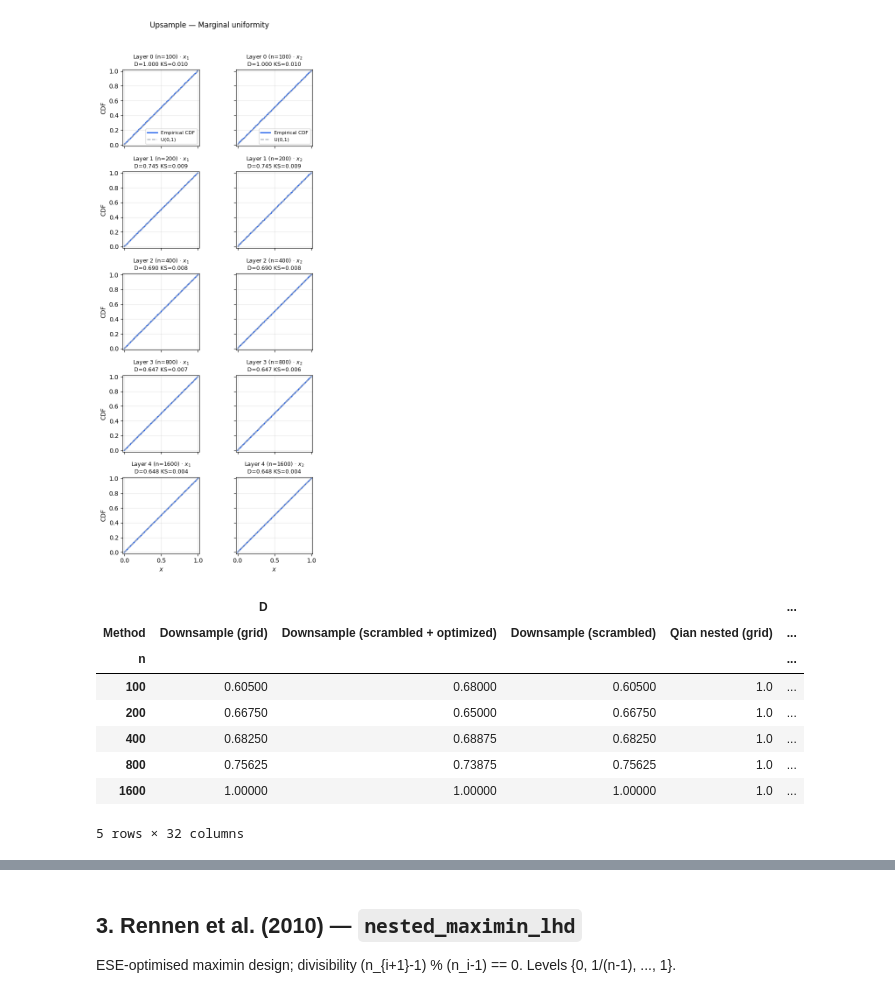
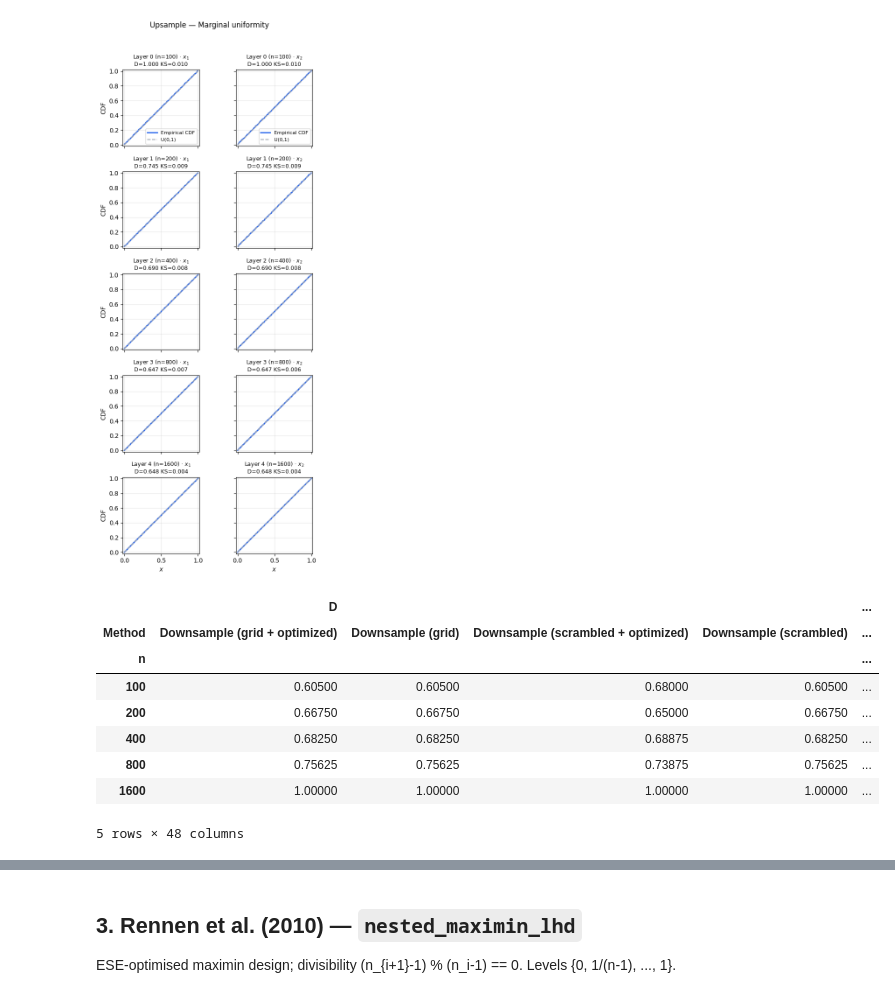
Before and after one commit to kstoreyf/gethypercube, a Jupyter notebook: examples/example_nested.ipynb, the cells around one changed output, grey strips where cells are left out. Drawn from its saved outputs; the diff is of its cells as text; code cells hidden in the pictures.

```diff
--- a/examples/example_nested.ipynb
+++ b/examples/example_nested.ipynb
@@ -321,6 +366,9 @@ k = 2
 # %%
 layers_qian_grid = nested_lhd(k=k, m_layers=m_big, seed=17, scramble=False)
 print_layer_stats(layers_qian_grid, "Qian nested (grid)")
+
+layers_qian_grid_opt = nested_lhd(k=k, m_layers=m_big, seed=17, scramble=False, optimization="cd", n_iter=1000)
+print_layer_stats(layers_qian_grid_opt, "Qian nested (grid + optimized)")
 # %% [output]
 Qian nested (grid)layers: [(100, 2), (200, 2), (400, 2), (800, 2), (1600, 2)]
   Layer 0 (n=100): D=1.0000  KS dim0=0.0097  dim1=0.0097  min_pval=1.0000
@@ -333,6 +387,9 @@ Qian nested (grid)layers: [(100, 2), (200, 2), (400, 2), (800, 2), (1600, 2)]
 layers_qian = nested_lhd(k=k, m_layers=m_big, seed=17, scramble=True)
 print_layer_stats(layers_qian, "Qian nested (scrambled)")
 plot_marginal_uniformity(layers_qian, k, title_prefix="Qian [100,...,1600] — ")
+
+layers_qian_opt = nested_lhd(k=k, m_layers=m_big, seed=17, scramble=True, optimization="cd", n_iter=1000)
+print_layer_stats(layers_qian_opt, "Qian nested (scrambled + optimized)")
 # %% [output]
 Qian nested (scrambled)layers: [(100, 2), (200, 2), (400, 2), (800, 2), (1600, 2)]
   Layer 0 (n=100): D=1.0000  KS dim0=0.0100  dim1=0.0100  min_pval=1.0000
@@ -356,12 +419,14 @@ rng = np.random.default_rng(17)
 n_max = 1600
 big_lhd = nested_lhd(k=k, m_layers=[n_max], seed=17, scramble=True)[0]
 big_lhd_grid = nested_lhd(k=k, m_layers=[n_max], seed=17, scramble=False)[0]
-big_lhd_opt = stats.qmc.LatinHypercube(d=k, scramble=True, optimization="random-cd", seed=17).random(n=n_max)
+big_lhd_grid_opt = nested_lhd(k=k, m_layers=[n_max], seed=17, scramble=False, optimization="cd", n_iter=1000)[0]
+big_lhd_opt = qmc.LatinHypercube(d=k, scramble=True, optimization="random-cd", seed=17).random(n=n_max)
 idxs = {}
 for n in m_big:
     idxs[n] = rng.choice(n_max, size=n, replace=False)
 layers_downsample = [big_lhd[idxs[n]] for n in m_big]
 layers_downsample_grid = [big_lhd_grid[idxs[n]] for n in m_big]
+layers_downsample_grid_opt = [big_lhd_grid_opt[idxs[n]] for n in m_big]
 layers_downsample_opt = [big_lhd_opt[idxs[n]] for n in m_big]
 print_layer_stats(layers_downsample, "Downsample ")
 plot_marginal_uniformity(layers_downsample, k, title_prefix="Downsample — ")
@@ -384,7 +449,8 @@ n_small = 100
 # Build 16 independent LHDs of size 100 (scrambled, grid, and scrambled+optimized)
 lhd_100_list = [nested_lhd(k=k, m_layers=[n_small], seed=17 + i, scramble=True)[0] for i in range(16)]
 lhd_100_list_grid = [nested_lhd(k=k, m_layers=[n_small], seed=17 + i, scramble=False)[0] for i in range(16)]
-lhd_100_list_opt = [stats.qmc.LatinHypercube(d=k, scramble=True, optimization="random-cd", seed=17 + i).random(n=n_small) for i in range(16)]
+lhd_100_list_grid_opt = [nested_lhd(k=k, m_layers=[n_small], seed=17 + i, scramble=False, optimization="cd", n_iter=1000)[0] for i in range(16)]
+lhd_100_list_opt = [qmc.LatinHypercube(d=k, scramble=True, optimization="random-cd", seed=17 + i).random(n=n_small) for i in range(16)]
 layers_upsample = [
     lhd_100_list[0],
     np.vstack(lhd_100_list[:2]),
@@ -399,6 +465,13 @@ layers_upsample_grid = [
     np.vstack(lhd_100_list_grid[:8]),
     np.vstack(lhd_100_list_grid[:16]),
 ]
+layers_upsample_grid_opt = [
+    lhd_100_list_grid_opt[0],
+    np.vstack(lhd_100_list_grid_opt[:2]),
+    np.vstack(lhd_100_list_grid_opt[:4]),
+    np.vstack(lhd_100_list_grid_opt[:8]),
+    np.vstack(lhd_100_list_grid_opt[:16]),
+]
 layers_upsample_opt = [
     lhd_100_list_opt[0],
     np.vstack(lhd_100_list_opt[:2]),
@@ -419,37 +492,41 @@ Upsample layers: [(100, 2), (200, 2), (400, 2), (800, 2), (1600, 2)]
 # %%
 # Compare stats for same-size layers: nested vs downsample vs upsample (grid, scrambled, scrambled+optimized)
 sizes = m_big  # [100, 200, 400, 800, 1600]
 rows = []
 for name, layers in [
     ("Qian nested (grid)", layers_qian_grid),
+    ("Qian nested (grid + optimized)", layers_qian_grid_opt),
     ("Qian nested (scrambled)", layers_qian),
+    ("Qian nested (scrambled + optimized)", layers_qian_opt),
     ("Downsample (grid)", layers_downsample_grid),
+    ("Downsample (grid + optimized)", layers_downsample_grid_opt),
     ("Downsample (scrambled)", layers_downsample),
     ("Downsample (scrambled + optimized)", layers_downsample_opt),
     ("Upsample (grid)", layers_upsample_grid),
+    ("Upsample (grid + optimized)", layers_upsample_grid_opt),
     ("Upsample (scrambled)", layers_upsample),
     ("Upsample (scrambled + optimized)", layers_upsample_opt),
 ]:
     stats = layer_stats(layers)
     for i, (n, (d, ks_stats, min_p)) in enumerate(zip(sizes, stats)):
         d_star = star_discrepancy(layers[i])
         cd = centered_discrepancy(layers[i])
         rows.append({"Method": name, "n": n, "D": d, "KS": ks_stats, "KS_max": max(ks_stats), "KS_min_pval": min_p, "D_star": d_star, "CD": cd})
 df = pd.DataFrame(rows)
 df
 
 # Pivot by n for direct comparison
 df.pivot(index="n", columns="Method", values=["D", "KS_max", "D_star", "CD"])
 # %% [output]
 |  | D |  |  |  | ... |
-| Method | Downsample (grid) | Downsample (scrambled + optimized) | Downsample (scrambled) | Qian nested (grid) | ... |
+| Method | Downsample (grid + optimized) | Downsample (grid) | Downsample (scrambled + optimized) | Downsample (scrambled) | ... |
 | n |  |  |  |  | ... |
-| 100 | 0.60500 | 0.68000 | 0.60500 | 1.0 | ... |
-| 200 | 0.66750 | 0.65000 | 0.66750 | 1.0 | ... |
-| 400 | 0.68250 | 0.68875 | 0.68250 | 1.0 | ... |
-| 800 | 0.75625 | 0.73875 | 0.75625 | 1.0 | ... |
-| 1600 | 1.00000 | 1.00000 | 1.00000 | 1.0 | ... |
+| 100 | 0.60500 | 0.60500 | 0.68000 | 0.60500 | ... |
+| 200 | 0.66750 | 0.66750 | 0.65000 | 0.66750 | ... |
+| 400 | 0.68250 | 0.68250 | 0.68875 | 0.68250 | ... |
+| 800 | 0.75625 | 0.75625 | 0.73875 | 0.75625 | ... |
+| 1600 | 1.00000 | 1.00000 | 1.00000 | 1.00000 | ... |
-5 rows × 32 columns
+5 rows × 48 columns
 # %%
 # Stats vs layer size: Qian vs downsample vs upsample (each row = one metric, so panels are bigger)
 from matplotlib.lines import Line2D
```
Also changed, not shown: parts of 19 cells of this notebook, 1 other file.
